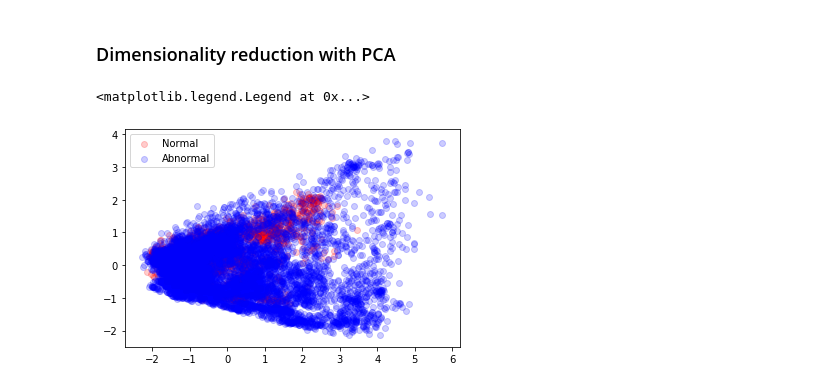
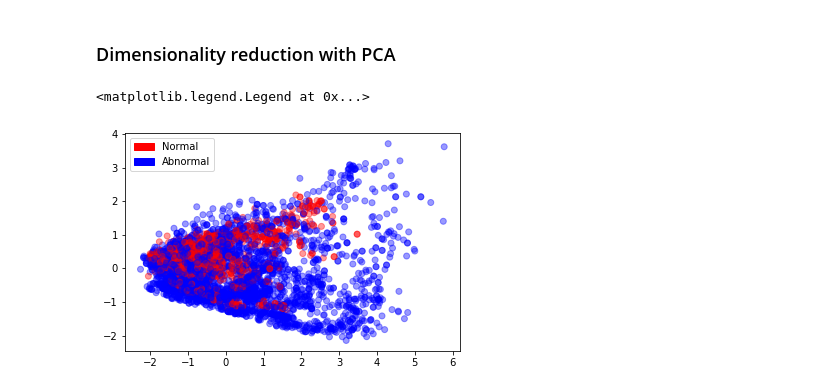
Before and after one commit to CarlosGomes98/ECG-Classification, a Jupyter notebook: Visualization.ipynb, the cells around one changed output. Cells and saved outputs as stored; diff of their text form; code cells hidden in the pictures.

```diff
--- a/Visualization.ipynb
+++ b/Visualization.ipynb
@@ -112,10 +152,16 @@ X_centered_pt = X_pt - X_pt.mean(axis=0)
+# %%
+subset_size = 5000
+X_centered_pt = X_pt - X_pt.mean(axis=0)
+subset = np.random.randint(X_pt.shape[0], size=(subset_size))
 # %%
 colors = ['r', 'b']
 label_names = ['Normal', 'Abnormal']
+colors_artists = [mpatches.Patch(color=colors[i], label=label_names[i]) for i in range(2)]
 pca = decomposition.PCA(n_components=2)
-components = pca.fit_transform(X_centered_pt.squeeze())
-axes = [plt.scatter(components[label_index_pt[i], 0], components[label_index_pt[i], 1], c=colors[i], alpha = 0.2) for i in range(2)]
-plt.legend(axes, label_names)
+components = pca.fit_transform(X_centered_pt.squeeze()[subset])
+sc = plt.scatter([components[i, 0] for i in range(subset_size)], [components[i, 1] for i in range(subset_size)],
+                 c=[colors[Y_pt[subset[i]]] for i in range(subset_size)], label=[Y_pt[subset[i]] for i in range(subset_size)], alpha=0.4)
+plt.legend(handles=colors_artists)
 # %% [output]
 <matplotlib.legend.Legend at 0x...>
-[figure, old version]
+[figure, new version]
```
Also changed, not shown: parts of 18 cells of this notebook, 4 other files.
